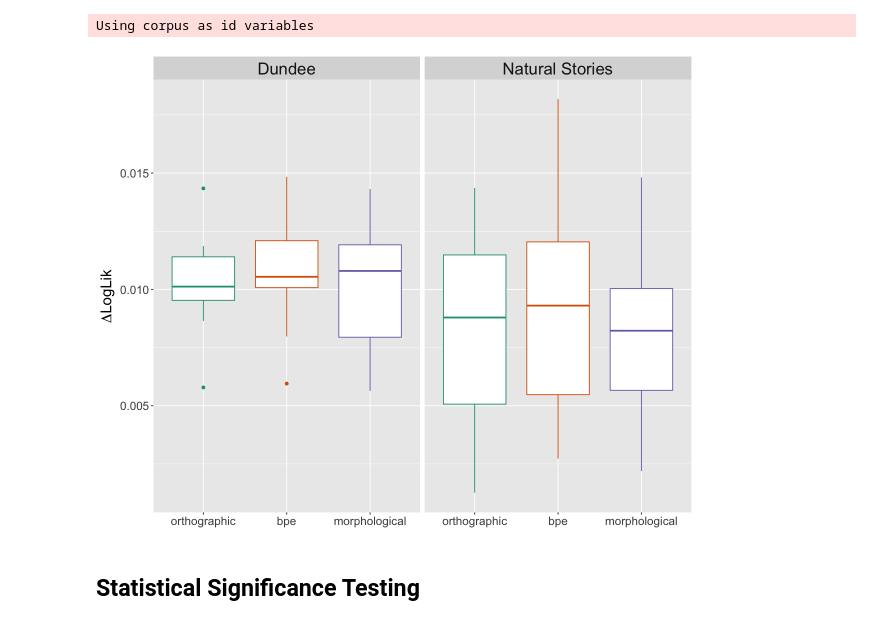
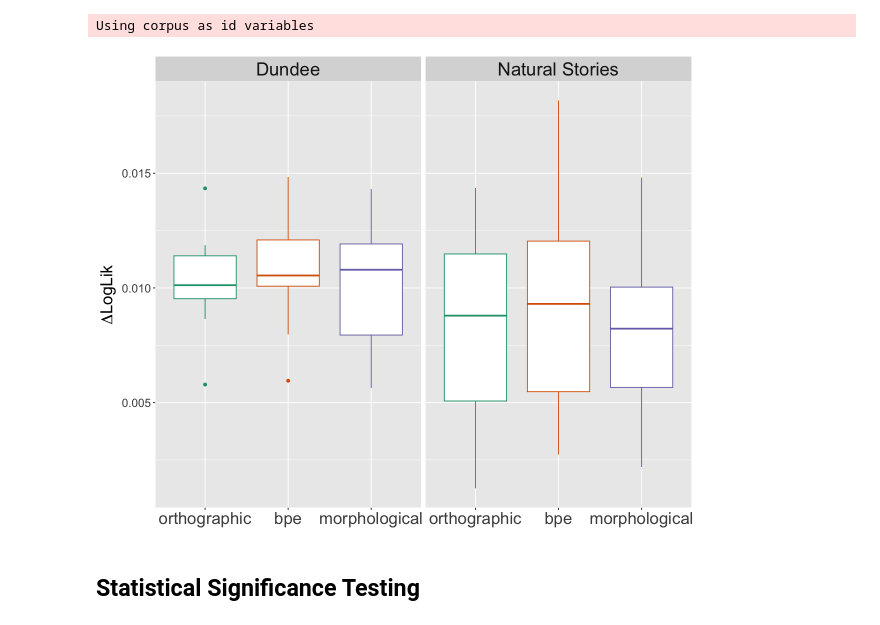
Before and after one commit to sathvikn/dl-psych-tokenization, a Jupyter notebook: regression_analysis.ipynb, the cells around one changed output. Drawn from its saved outputs; the diff is of its cells as text; code cells hidden in the pictures.

```diff
--- a/regression_analysis.ipynb
+++ b/regression_analysis.ipynb
@@ -12,10 +12,11 @@ Fiting models for eyetracking data (Dundee corpus). To account for spillover eff
 et_control_formula <- 'rt ~ log_freq * word_length + prev_freq_1 * prev_len_1'
 et_surprisal_formula <- 'rt ~ surprisal + prev_surprisal_1 + log_freq * word_length + prev_freq_1 * prev_len_1'
 # %%
-predictive_power <- function(data, control_formula, surprisal_formula) {
+predictive_power <- function(data, control_formula, surprisal_formula, tokenization) {
     control_model <- glm(control_formula, data, family = 'gaussian')
     surprisal_model <- glm(surprisal_formula, data, family = 'gaussian')
-    print(summary(surprisal_model))
+    print(tokenization)
+    print(summary(surprisal_model)$coefficients)
     (logLik(surprisal_model) - logLik(control_model)) / nrow(data)
 }
 # %%
@@ -161,11 +162,12 @@ options(repr.plot.width=10, repr.plot.height=8)
 # %%
 plt <- ggplot(combined_cv, aes(x = Tokenization, y = value, color = Tokenization)) + geom_boxplot()
 plt <- plt + ylab(expression(paste(Delta, "LogLik")))
-theme <- theme(axis.title = element_text(size = 18), axis.title.x = element_blank(), axis.text = element_text(size = 14),
-               strip.text.x = element_text(size = 20), legend.position = "none")
+theme <- theme(axis.title = element_text(size = 20), axis.title.x = element_blank(), axis.text.x = element_text(size = 20),
+               axis.text.y = element_text(size = 14),
+               strip.text.x = element_text(size = 22), legend.position = "none")
 plt + facet_grid(. ~corpus) + theme + labs(fill = "Tokenization") + scale_color_brewer(palette = "Dark2")
 # %% [output]
-[figure, old version]
+[figure, new version]
 # %% [markdown]
 ## Statistical Significance Testing
 # %% [markdown]
```
Also changed, not shown: parts of 2 cells of this notebook.
